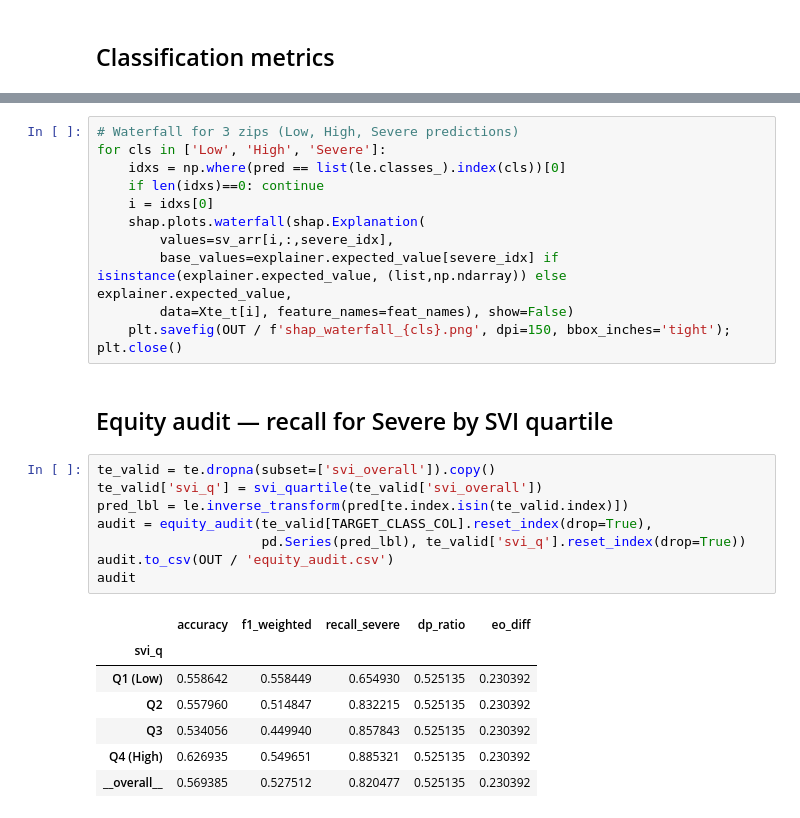
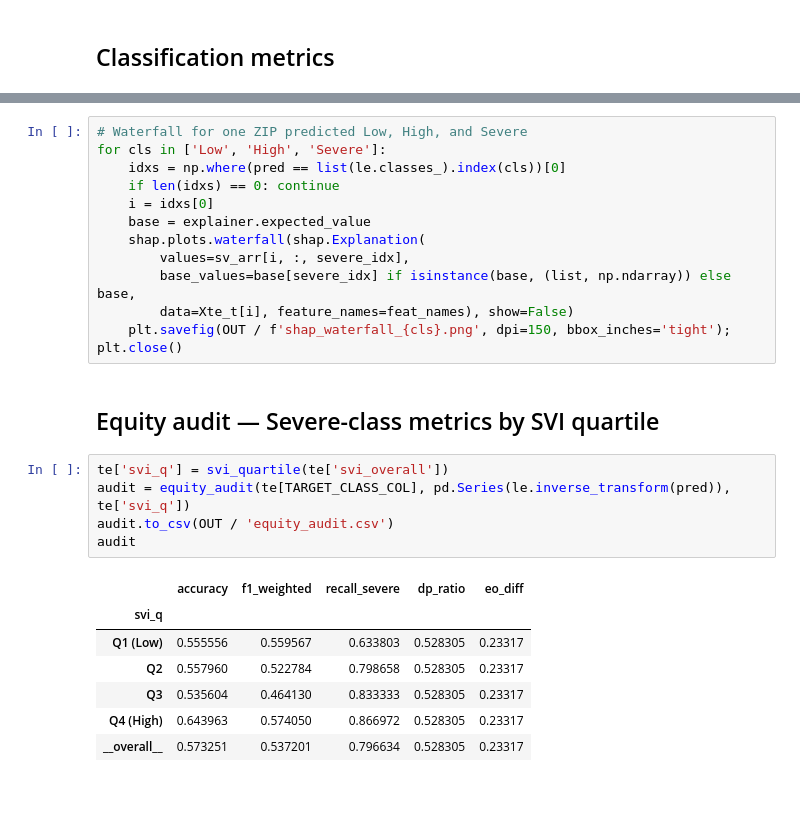
Before and after one commit to aneessaheba/hurricane-food-relief-ml, a Jupyter notebook: notebooks/07_evaluation_and_shap.ipynb, the cells around one changed output, grey strips where cells are left out. Saved outputs shown, nothing was run; the diff lists cells and outputs as text.

```diff
--- a/notebooks/07_evaluation_and_shap.ipynb
+++ b/notebooks/07_evaluation_and_shap.ipynb
@@ -130,30 +111,28 @@ plt.tight_layout(); plt.savefig(OUT / 'shap_global_severe.png', dpi=150); plt.sh
 # %%
-# Waterfall for 3 zips (Low, High, Severe predictions)
+# Waterfall for one ZIP predicted Low, High, and Severe
 for cls in ['Low', 'High', 'Severe']:
     idxs = np.where(pred == list(le.classes_).index(cls))[0]
-    if len(idxs)==0: continue
+    if len(idxs) == 0: continue
     i = idxs[0]
+    base = explainer.expected_value
     shap.plots.waterfall(shap.Explanation(
-        values=sv_arr[i,:,severe_idx],
-        base_values=explainer.expected_value[severe_idx] if isinstance(explainer.expected_value, (list,np.ndarray)) else explainer.expected_value,
+        values=sv_arr[i, :, severe_idx],
+        base_values=base[severe_idx] if isinstance(base, (list, np.ndarray)) else base,
         data=Xte_t[i], feature_names=feat_names), show=False)
     plt.savefig(OUT / f'shap_waterfall_{cls}.png', dpi=150, bbox_inches='tight'); plt.close()
 # %% [markdown]
-## Equity audit — recall for Severe by SVI quartile
+## Equity audit — Severe-class metrics by SVI quartile
-# %%
-te_valid = te.dropna(subset=['svi_overall']).copy()
-te_valid['svi_q'] = svi_quartile(te_valid['svi_overall'])
-pred_lbl = le.inverse_transform(pred[te.index.isin(te_valid.index)])
-audit = equity_audit(te_valid[TARGET_CLASS_COL].reset_index(drop=True),
-                     pd.Series(pred_lbl), te_valid['svi_q'].reset_index(drop=True))
-audit.to_csv(OUT / 'equity_audit.csv')
-audit
-# %% [output]
-|  | accuracy | f1_weighted | recall_severe | dp_ratio | eo_diff |
-| svi_q |  |  |  |  |  |
-| Q1 (Low) | 0.558642 | 0.558449 | 0.654930 | 0.525135 | 0.230392 |
-| Q2 | 0.557960 | 0.514847 | 0.832215 | 0.525135 | 0.230392 |
-| Q3 | 0.534056 | 0.449940 | 0.857843 | 0.525135 | 0.230392 |
-| Q4 (High) | 0.626935 | 0.549651 | 0.885321 | 0.525135 | 0.230392 |
-| __overall__ | 0.569385 | 0.527512 | 0.820477 | 0.525135 | 0.230392 |
+# %%
+te['svi_q'] = svi_quartile(te['svi_overall'])
+audit = equity_audit(te[TARGET_CLASS_COL], pd.Series(le.inverse_transform(pred)), te['svi_q'])
+audit.to_csv(OUT / 'equity_audit.csv')
+audit
+# %% [output]
+|  | accuracy | f1_weighted | recall_severe | dp_ratio | eo_diff |
+| svi_q |  |  |  |  |  |
+| Q1 (Low) | 0.555556 | 0.559567 | 0.633803 | 0.528305 | 0.23317 |
+| Q2 | 0.557960 | 0.522784 | 0.798658 | 0.528305 | 0.23317 |
+| Q3 | 0.535604 | 0.464130 | 0.833333 | 0.528305 | 0.23317 |
+| Q4 (High) | 0.643963 | 0.574050 | 0.866972 | 0.528305 | 0.23317 |
+| __overall__ | 0.573251 | 0.537201 | 0.796634 | 0.528305 | 0.23317 |
 # %%
```
Also changed, not shown: parts of 12 cells of this notebook, 16 other files.
